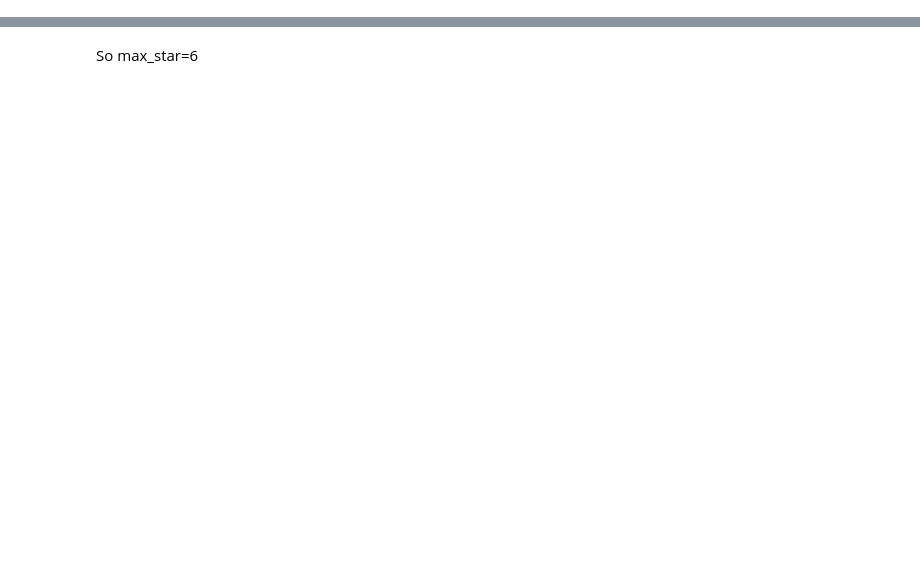
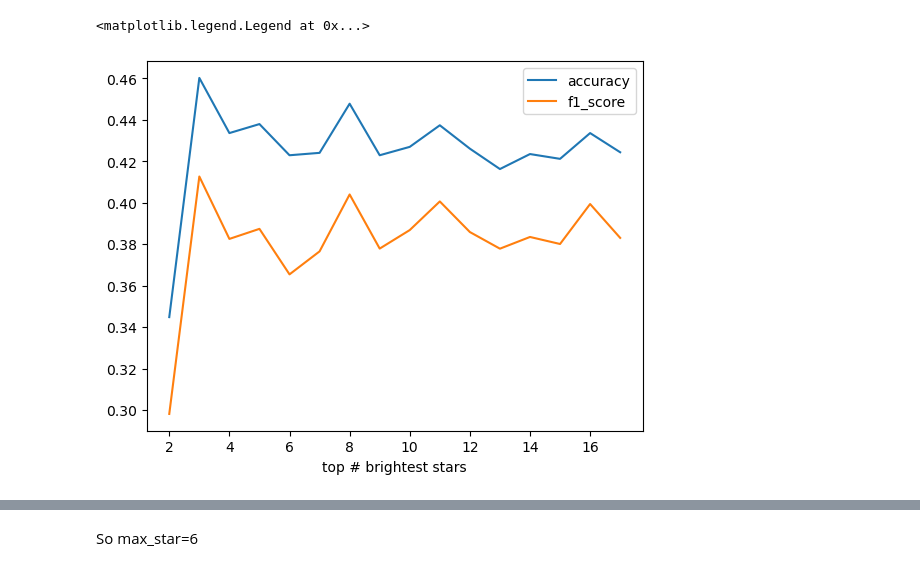
Before and after one commit to shaunzhao666/CSE881_project, a Jupyter notebook: data_model/model_script/MLP.ipynb, the cells around one changed output, grey strips where cells are left out. Drawn from its saved outputs; the diff is of its cells as text; code cells hidden in the pictures; blank space fills up the shorter version.

```diff
--- a/data_model/model_script/MLP.ipynb
+++ b/data_model/model_script/MLP.ipynb
@@ -49,3 +91,12 @@ def create_mlp_model(input_shape):
+# %%
+plt.plot(list(range(2,18)), accu_nocos, label="accuracy")
+plt.plot(list(range(2,18)), f1_nocos, label="f1_score")
+plt.xlabel("top # brightest stars")
+plt.title("")
+plt.legend()
+# %% [output]
+<matplotlib.legend.Legend at 0x...>
+[figure, added]
 # %%
 accu = []
 f1 = []
```
Also changed, not shown: parts of 19 cells of this notebook, 5 other files.
